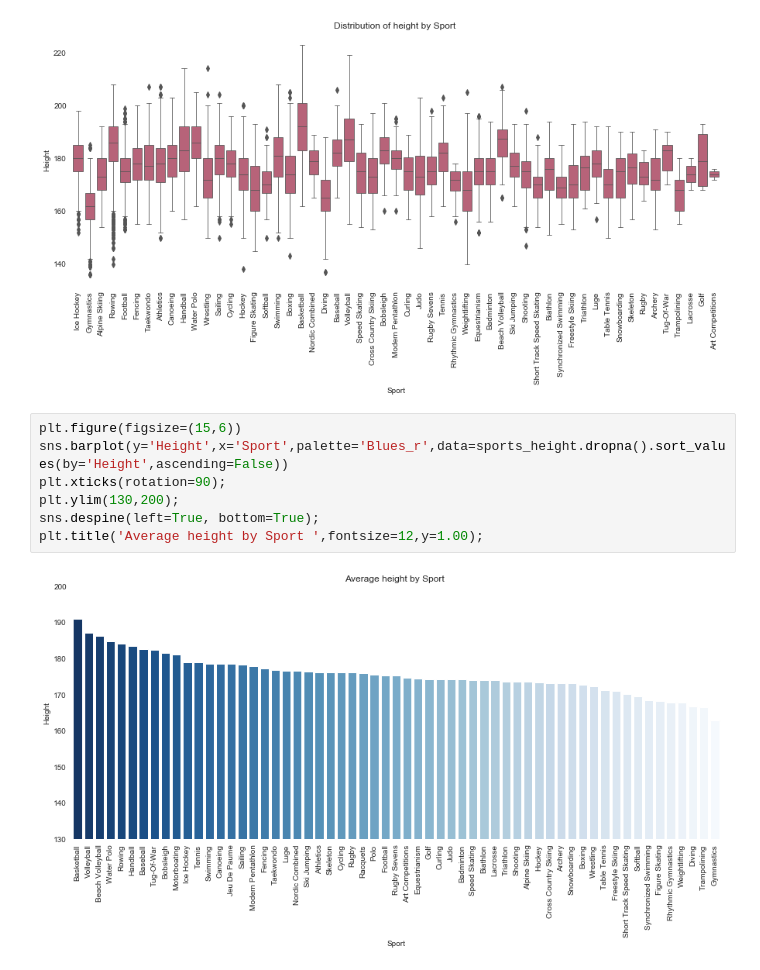
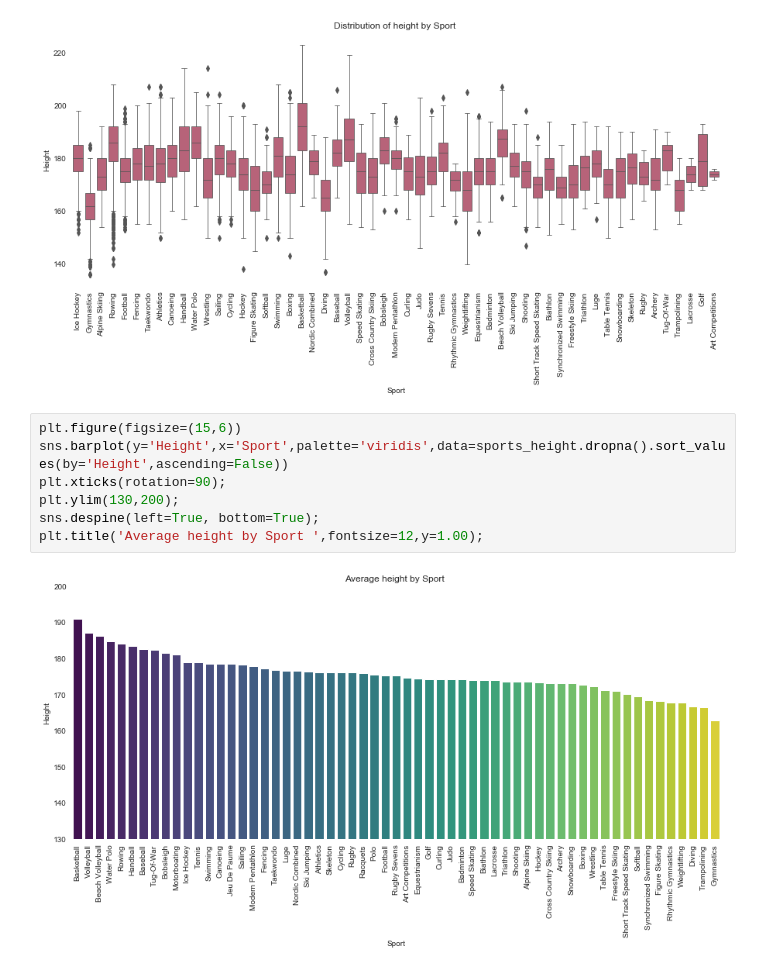
Before and after one commit to JakubPluta/EDA-ML, a Jupyter notebook: Olympic History.ipynb, the cells around one changed output. Cells and saved outputs as stored; diff of their text form.

```diff
--- a/Olympic History.ipynb
+++ b/Olympic History.ipynb
@@ -374,10 +383,10 @@ plt.title('Distribution of height by Sport ',fontsize=12,y=1.00);
 [figure]
 # %%
 plt.figure(figsize=(15,6))
-sns.barplot(y='Height',x='Sport',palette='Blues_r',data=sports_height.dropna().sort_values(by='Height',ascending=False))
+sns.barplot(y='Height',x='Sport',palette='viridis',data=sports_height.dropna().sort_values(by='Height',ascending=False))
 plt.xticks(rotation=90);
 plt.ylim(130,200);
 sns.despine(left=True, bottom=True);
 plt.title('Average height by Sport ',fontsize=12,y=1.00);
 # %% [output]
-[figure, old version]
+[figure, new version]
```
Also changed, not shown: parts of 3 cells of this notebook.
